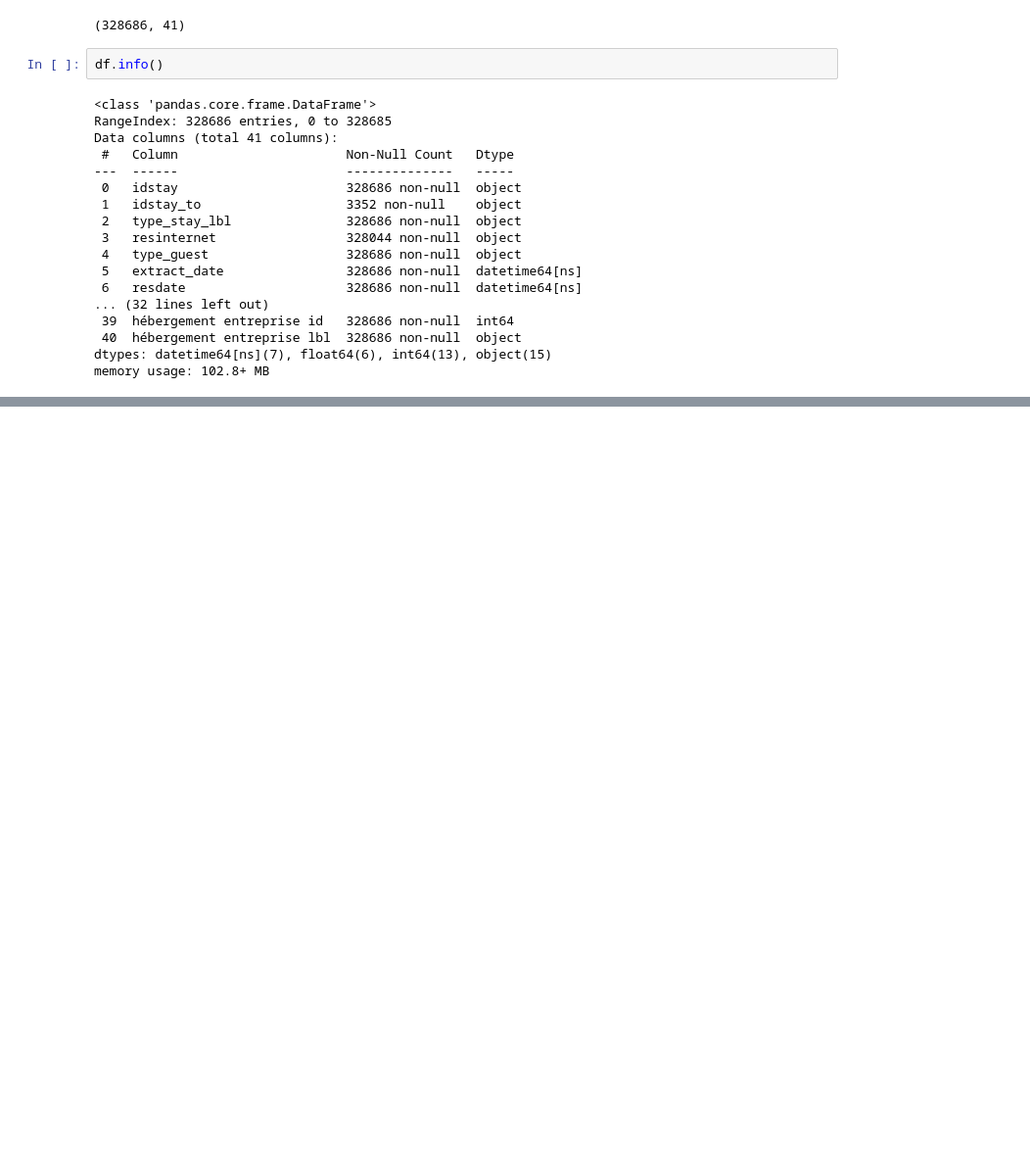
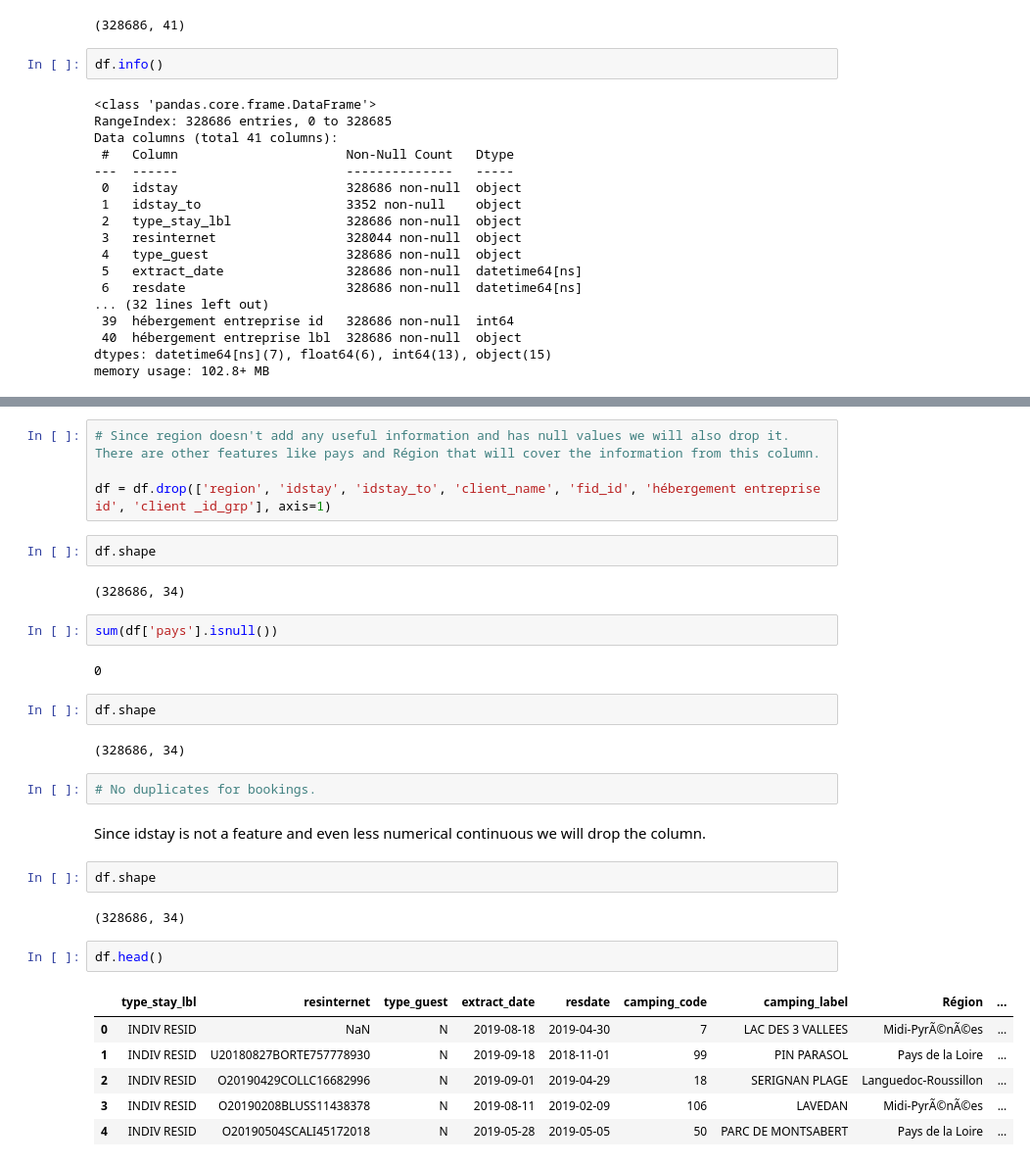
Before and after one commit to nico239677/hotel_revenue_optimization, a Jupyter notebook: Yelloh_2019.ipynb, the cells around one changed output, grey strips where cells are left out. Shown: that part at 98% size. Saved outputs shown, nothing was run; the diff lists cells and outputs as text; blank space fills up the shorter version.

```diff
--- a/Yelloh_2019.ipynb
+++ b/Yelloh_2019.ipynb
@@ -116,0 +125,33 @@ Name: hébergement entreprise lbl, dtype: int64
+# %%
+# Since region doesn't add any useful information and has null values we will also drop it. There are other features like pays and Région that will cover the information from this column.
+
+df = df.drop(['region', 'idstay', 'idstay_to', 'client_name', 'fid_id', 'hébergement entreprise id', 'client _id_grp'], axis=1)
+# %%
+df.shape
+# %% [output]
+(328686, 34)
+# %%
+sum(df['pays'].isnull())
+# %% [output]
+0
+# %%
+df.shape
+# %% [output]
+(328686, 34)
+# %%
+# No duplicates for bookings.
+# %% [markdown]
+Since idstay is not a feature and even less numerical continuous we will drop the column.
+# %%
+df.shape
+# %% [output]
+(328686, 34)
+# %%
+df.head()
+# %% [output]
+|  | type_stay_lbl | resinternet | type_guest | extract_date | resdate | camping_code | camping_label | Région | ... |
+| 0 | INDIV RESID | NaN | N | 2019-08-18 | 2019-04-30 | 7 | LAC DES 3 VALLEES | Midi-PyrÃ©nÃ©es | ... |
+| 1 | INDIV RESID | U20180827BORTE757778930 | N | 2019-09-18 | 2018-11-01 | 99 | PIN PARASOL | Pays de la Loire | ... |
+| 2 | INDIV RESID | O20190429COLLC16682996 | N | 2019-09-01 | 2019-04-29 | 18 | SERIGNAN PLAGE | Languedoc-Roussillon | ... |
+| 3 | INDIV RESID | O20190208BLUSS11438378 | N | 2019-08-11 | 2019-02-09 | 106 | LAVEDAN | Midi-PyrÃ©nÃ©es | ... |
+| 4 | INDIV RESID | O20190504SCALI45172018 | N | 2019-05-28 | 2019-05-05 | 50 | PARC DE MONTSABERT | Pays de la Loire | ... |
```
Also changed, not shown: parts of 22 cells of this notebook.
